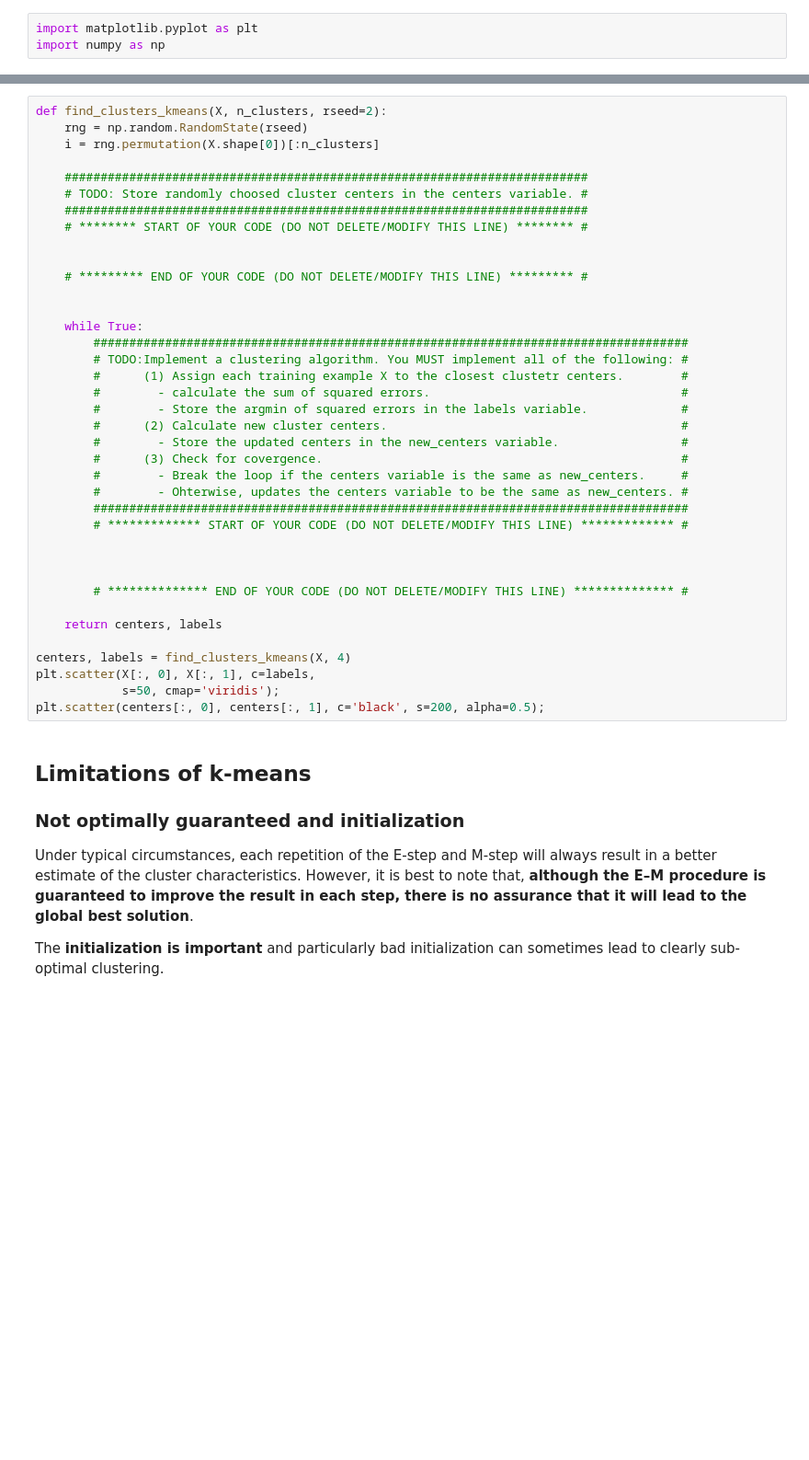
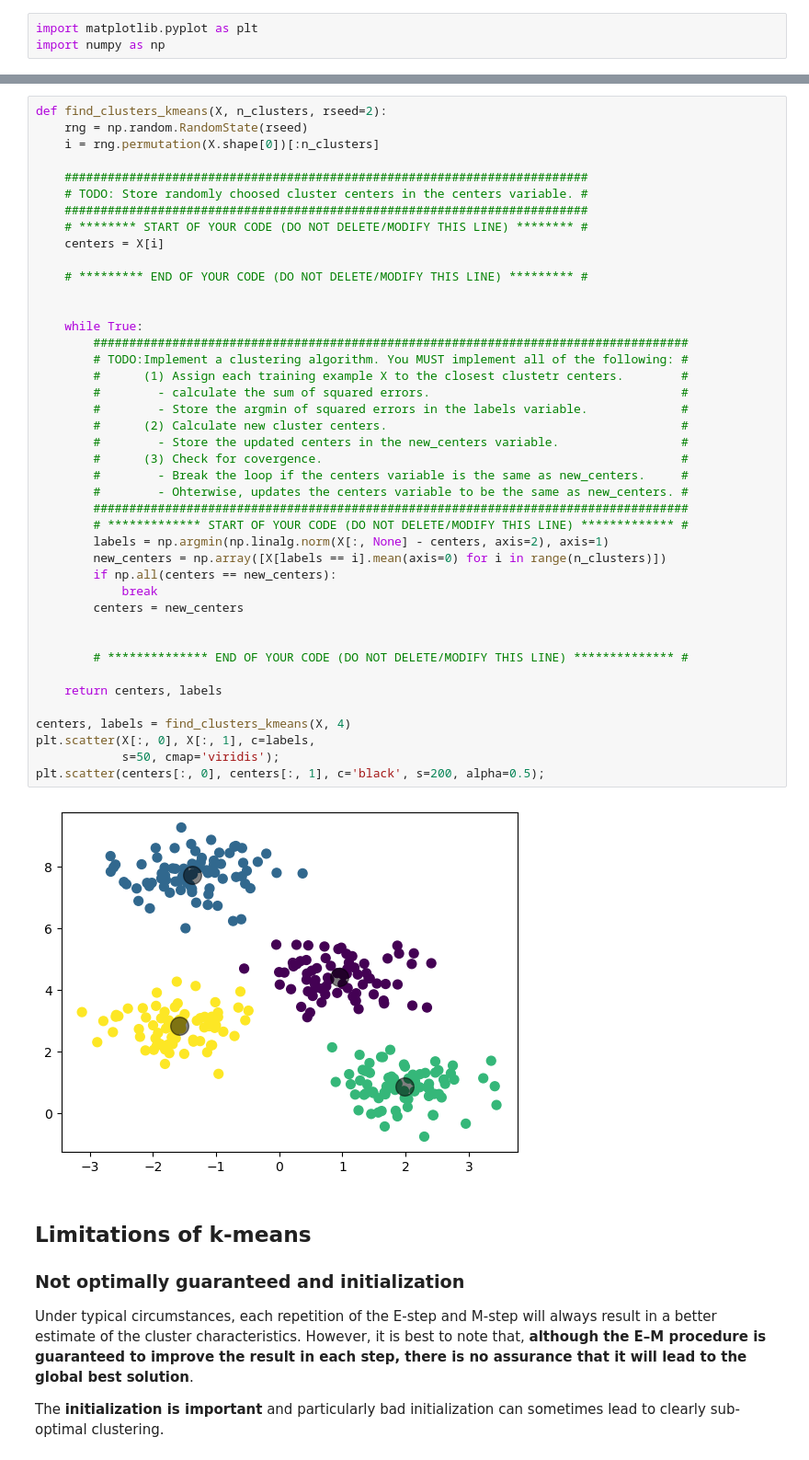
Before and after one commit to jhshin305/MachineLearning, a Jupyter notebook: hw5.ipynb, the cells around one changed output, grey strips where cells are left out. Shown: that part at 92% size. Drawn from its saved outputs; the diff is of its cells as text; blank space fills up the shorter version.

Commit message:
k-mean_final

```diff
--- a/hw5.ipynb
+++ b/hw5.ipynb
@@ -19,35 +22,41 @@ def find_clusters_kmeans(X, n_clusters, rseed=2):
     # TODO: Store randomly choosed cluster centers in the centers variable. #
     #########################################################################
     # ******** START OF YOUR CODE (DO NOT DELETE/MODIFY THIS LINE) ******** #
-
+    centers = X[i]
 
     # ********* END OF YOUR CODE (DO NOT DELETE/MODIFY THIS LINE) ********* #
 
 
     while True:
         ###################################################################################
         # TODO:Implement a clustering algorithm. You MUST implement all of the following: #
         #      (1) Assign each training example X to the closest clustetr centers.        #
         #        - calculate the sum of squared errors.                                   #
         #        - Store the argmin of squared errors in the labels variable.             #
         #      (2) Calculate new cluster centers.                                         #
         #        - Store the updated centers in the new_centers variable.                 #
         #      (3) Check for covergence.                                                  #
         #        - Break the loop if the centers variable is the same as new_centers.     #
         #        - Ohterwise, updates the centers variable to be the same as new_centers. #
         ###################################################################################
         # ************* START OF YOUR CODE (DO NOT DELETE/MODIFY THIS LINE) ************* #
-
+        labels = np.argmin(np.linalg.norm(X[:, None] - centers, axis=2), axis=1)
+        new_centers = np.array([X[labels == i].mean(axis=0) for i in range(n_clusters)])
+        if np.all(centers == new_centers):
+            break
+        centers = new_centers
 
 
         # ************** END OF YOUR CODE (DO NOT DELETE/MODIFY THIS LINE) ************** #
 
     return centers, labels
 
 centers, labels = find_clusters_kmeans(X, 4)
 plt.scatter(X[:, 0], X[:, 1], c=labels,
             s=50, cmap='viridis');
 plt.scatter(centers[:, 0], centers[:, 1], c='black', s=200, alpha=0.5);
+# %% [output]
+[figure, added]
 # %% [markdown]
 ## Limitations of k-means
 
```
Also changed, not shown: parts of 11 cells of this notebook.
